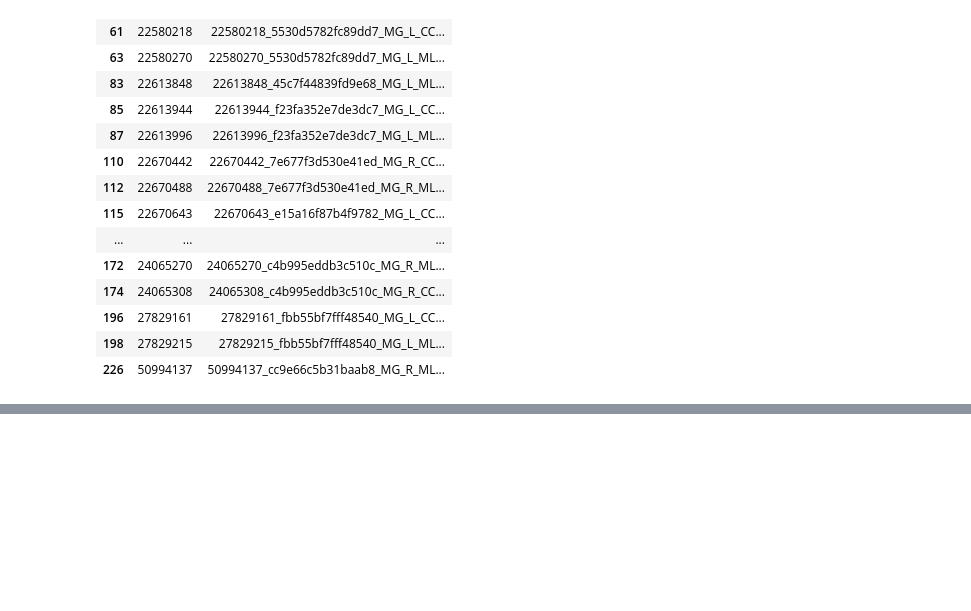
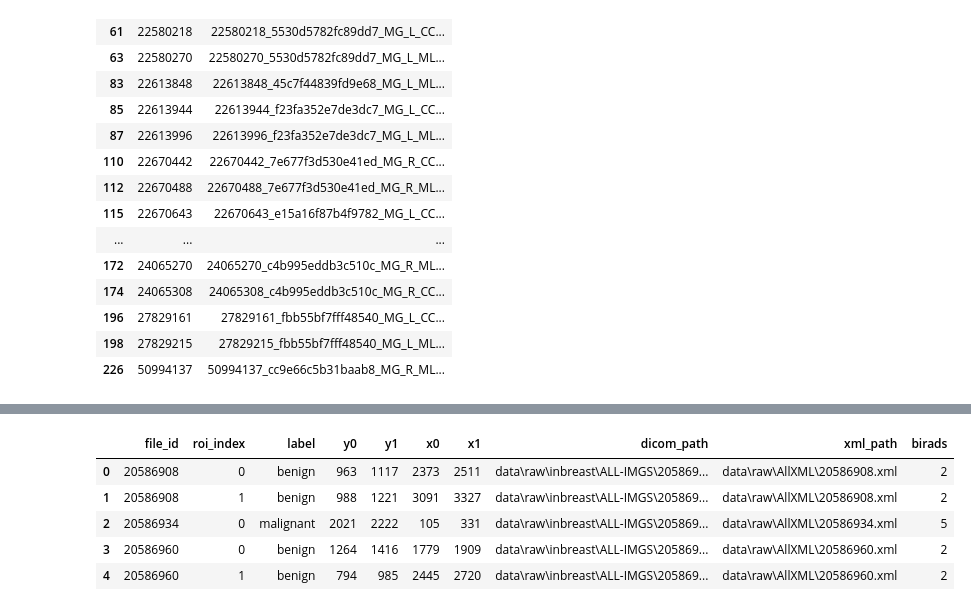
Before and after one commit to Nabeel-CH/Project34, a Jupyter notebook: Step 1.2 - Mass Localisation.ipynb, the cells around one changed output, grey strips where cells are left out. Saved outputs shown, nothing was run; the diff lists cells and outputs as text; code cells hidden in the pictures; blank space fills up the shorter version.

```diff
--- a/Step 1.2 - Mass Localisation.ipynb
+++ b/Step 1.2 - Mass Localisation.ipynb
@@ -497,0 +364,80 @@ cell 1
+# %%
+def save_patch_npy_and_png(patch, out_stem: Path):
+    np.save(str(out_stem.with_suffix(".npy")), patch.astype(np.float32))
+    # PNG preview (normalized)
+    p = patch.astype(np.float32)
+    p = p - np.nanmin(p)
+    if np.nanmax(p) > 0:
+        p = p / np.nanmax(p)
+    img8 = (np.clip(p, 0, 1) * 255).astype(np.uint8)
+    Image.fromarray(img8).save(str(out_stem.with_suffix(".png")))
+
+def crop_from_mask(image, mask, margin=20):
+    ys, xs = np.where(mask)
+    if len(xs) == 0:
+        return None
+    y0, y1 = ys.min(), ys.max()
+    x0, x1 = xs.min(), xs.max()
+    H, W = image.shape
+    y0 = max(0, y0 - margin); y1 = min(H - 1, y1 + margin)
+    x0 = max(0, x0 - margin); x1 = min(W - 1, x1 + margin)
+    return image[y0:y1+1, x0:x1+1], (y0, y1, x0, x1)
+
+manifest_rows = []
+
+xml_files = sorted(XML_DIR.glob("*.xml"))
+print("XML files:", len(xml_files))
+
+for xml_path in tqdm(xml_files):
+    file_id = int(xml_path.stem) if xml_path.stem.isdigit() else None
+    if file_id is None:
+        continue
+    if file_id not in dicom_index:
+        continue
+    if file_id not in image_meta.index:
+        continue
+
+    # label from BI-RADS (as requested)
+    label_from_birads = image_meta.loc[file_id, "mass_label_from_birads"]
+    if label_from_birads not in ["benign", "malignant"]:
+        # skip normals/unknowns
+        continue
+
+    img = read_dicom_as_float(dicom_index[file_id])
+    H, W = img.shape
+
+    rois = load_rois_from_inbreast_xml(xml_path)
+    mass_rois = [r for r in rois if r["name"].strip().lower() == "mass"]
+    if not mass_rois:
+        continue
+
+    out_dir = OUT_MASS_BENIGN if label_from_birads == "benign" else OUT_MASS_MALIGNANT
+
+    for j, roi in enumerate(mass_rois):
+        mask = polygon_to_mask(roi["points"], (H, W))
+        cropped = crop_from_mask(img, mask, margin=20)
+        if cropped is None:
+            continue
+        patch, (y0, y1, x0, x1) = cropped
+
+        out_stem = out_dir / f"{file_id}_mass{j:02d}"
+        save_patch_npy_and_png(patch, out_stem)
+
+        manifest_rows.append({
+            "file_id": file_id,
+            "roi_index": j,
+            "label": label_from_birads,
+            "y0": y0, "y1": y1, "x0": x0, "x1": x1,
+            "dicom_path": str(dicom_index[file_id]),
+            "xml_path": str(xml_path),
+            "birads": image_meta.loc[file_id, "Bi-Rads"] if "Bi-Rads" in image_meta.columns else None
+        })
+
+manifest = pd.DataFrame(manifest_rows)
+manifest_path = OUT_ROOT / "mass_manifest.csv"
+manifest.to_csv(manifest_path, index=False)
+
+print("Saved mass crops:", len(manifest))
+print("Manifest:", manifest_path)
+manifest.head()
+# %% [output]
@@ -497,0 +447,6 @@ cell 1
+|  | file_id | roi_index | label | y0 | y1 | x0 | x1 | dicom_path | xml_path | birads |
+| 0 | 20586908 | 0 | benign | 963 | 1117 | 2373 | 2511 | data\raw\inbreast\ALL-IMGS\205869... | data\raw\AllXML\20586908.xml | 2 |
+| 1 | 20586908 | 1 | benign | 988 | 1221 | 3091 | 3327 | data\raw\inbreast\ALL-IMGS\205869... | data\raw\AllXML\20586908.xml | 2 |
+| 2 | 20586934 | 0 | malignant | 2021 | 2222 | 105 | 331 | data\raw\inbreast\ALL-IMGS\205869... | data\raw\AllXML\20586934.xml | 5 |
+| 3 | 20586960 | 0 | benign | 1264 | 1416 | 1779 | 1909 | data\raw\inbreast\ALL-IMGS\205869... | data\raw\AllXML\20586960.xml | 2 |
+| 4 | 20586960 | 1 | benign | 794 | 985 | 2445 | 2720 | data\raw\inbreast\ALL-IMGS\205869... | data\raw\AllXML\20586960.xml | 2 |
```
Also changed, not shown: parts of 33 cells of this notebook.
